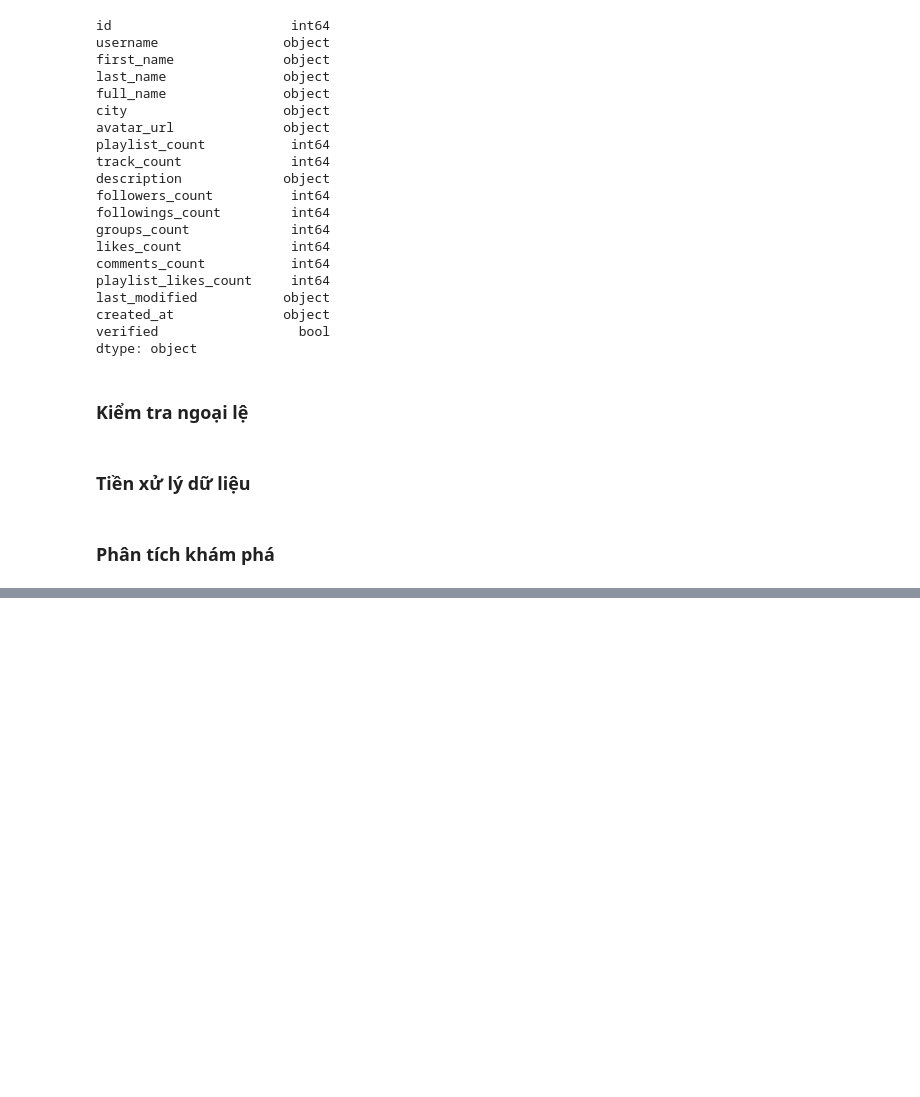
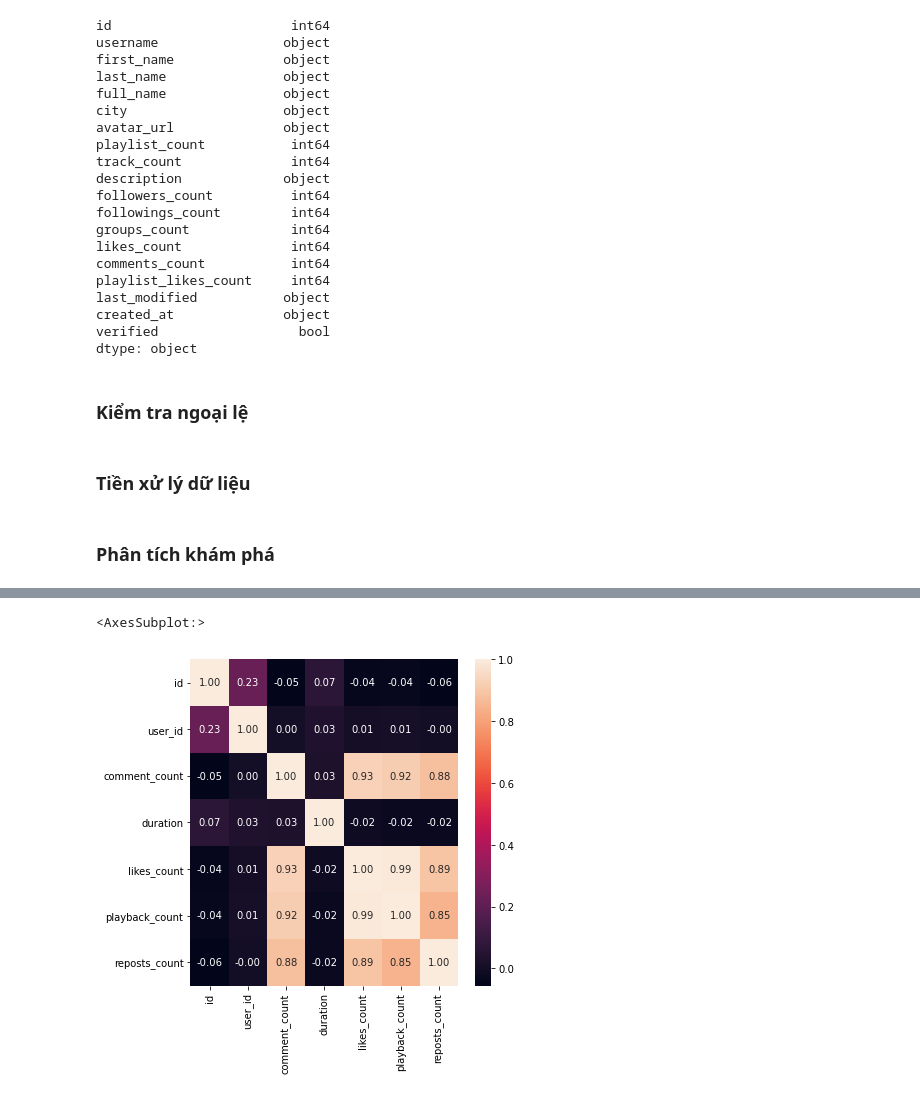
Before and after one commit to owfdataboy/DS-Project02, a Jupyter notebook: project02.ipynb, the cells around one changed output, grey strips where cells are left out. Saved outputs shown, nothing was run; the diff lists cells and outputs as text; code cells hidden in the pictures; blank space fills up the shorter version.

```diff
--- a/project02.ipynb
+++ b/project02.ipynb
@@ -249,0 +265,7 @@ format_empty_vals(df_users)
+# %%
+fig = plt.figure(figsize=(6,6))
+corr = df_tracks.select_dtypes(include = ['float64', 'int64']).corr()
+sns.heatmap(corr, annot = True, fmt = '.2f')
+# %% [output]
+<AxesSubplot:>
+[figure, added]
```
Also changed, not shown: parts of 15 cells of this notebook.
